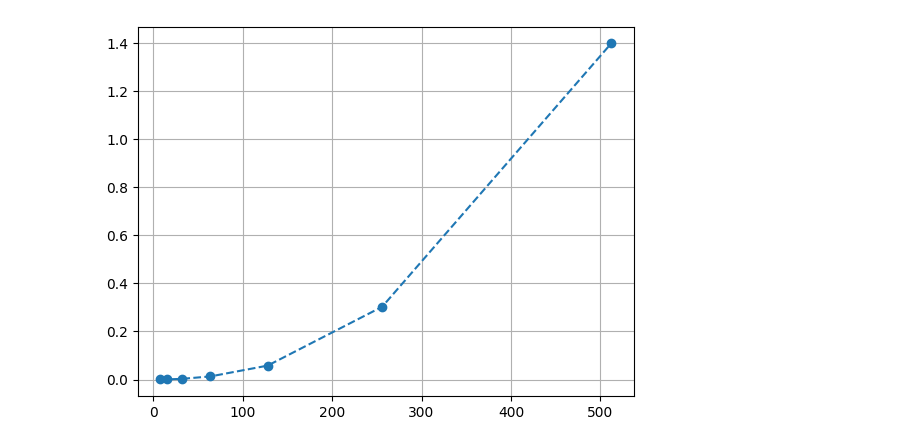
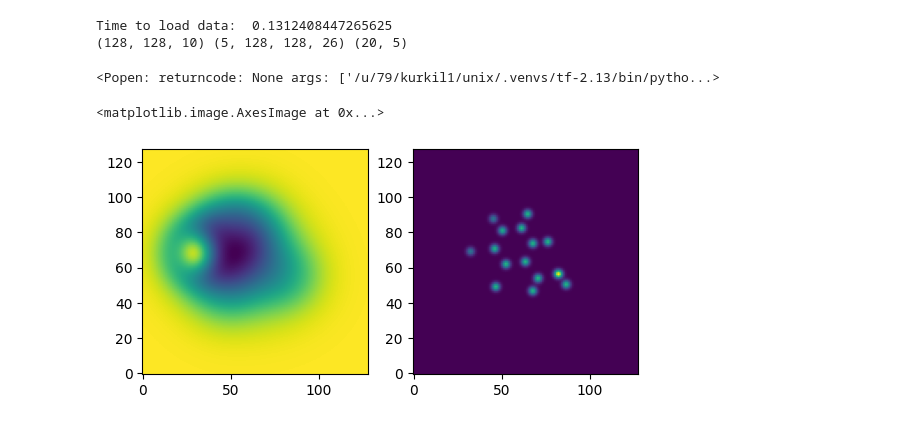
Before and after one commit to LauriKurki/molecule-net, a Jupyter notebook: notebooks/data_creation_timing.ipynb, the cells around one changed output. Drawn from its saved outputs; the diff is of its cells as text; code cells hidden in the pictures.

```diff
--- a/notebooks/data_creation_timing.ipynb
+++ b/notebooks/data_creation_timing.ipynb
@@ -66,9 +14,35 @@ for N in Ns:
-# %%
-Ns = [8, 16, 32, 64, 128, 256, 512]
-plt.plot(Ns, times, "o--")
-#plt.xscale('log')
-#plt.yscale('log')
-
-plt.grid(which='both')
-# %% [output]
-[figure, removed]
+# %%
+t0 = time.time()
+x, y, xyz = get_image_and_atom_map_np(
+    fname="/l/data/small_fragments/afm.h5",
+    atomic_numbers=[1, 6, 7, 8, 17],
+    index=0,
+    split="train",
+    z_cutoff=2.5,
+    map_resolution=0.125,
+    sigma=0.2
+)
+print("Time to load data: ", time.time() - t0)
+
+print(x.shape, y.shape, xyz.shape)
+# %% [output]
+Time to load data:  0.1312408447265625
+(128, 128, 10) (5, 128, 128, 26) (20, 5)
+# %%
+mol = ase.Atoms(
+    numbers=xyz[:, -1].astype(int),
+    positions=xyz[:, :3]
+)
+
+view(mol)
+# %% [output]
+<Popen: returncode: None args: ['/u/79/kurkil1/unix/.venvs/tf-2.13/bin/pytho...>
+# %%
+ax = plt.subplot(121)
+ax.imshow(x[:, :, 0], origin="lower")
+
+ax = plt.subplot(122)
+ax.imshow(y.sum(axis=(0,-1)), origin="lower")
+# %% [output]
+<matplotlib.image.AxesImage at 0x...>
+[figure, added]
```
Also changed, not shown: parts of 12 cells of this notebook.
